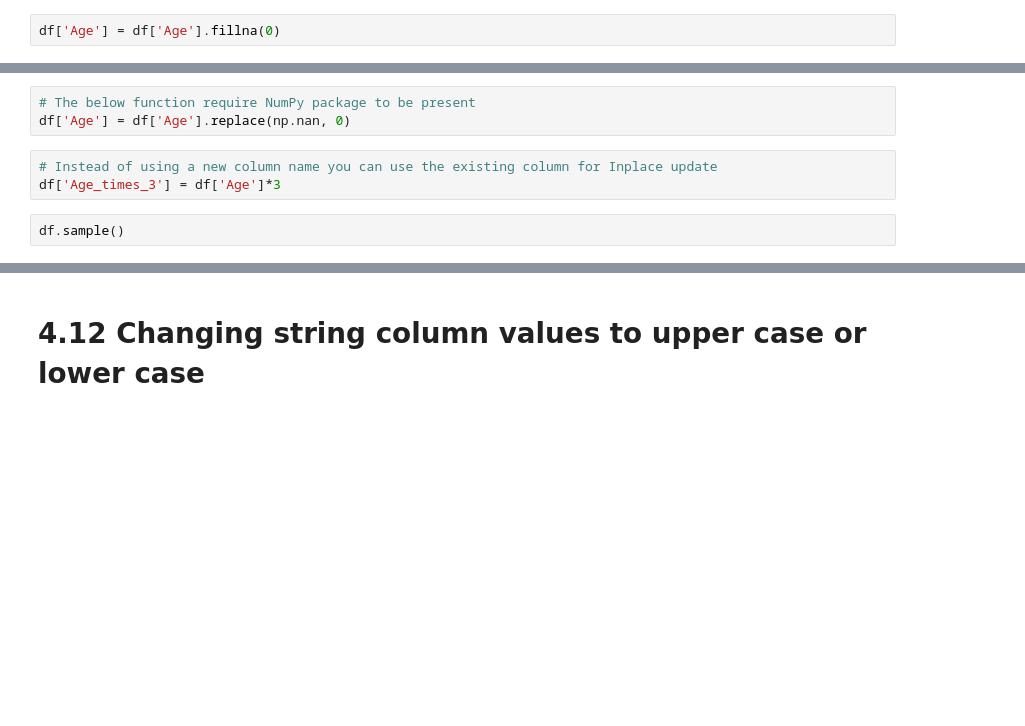
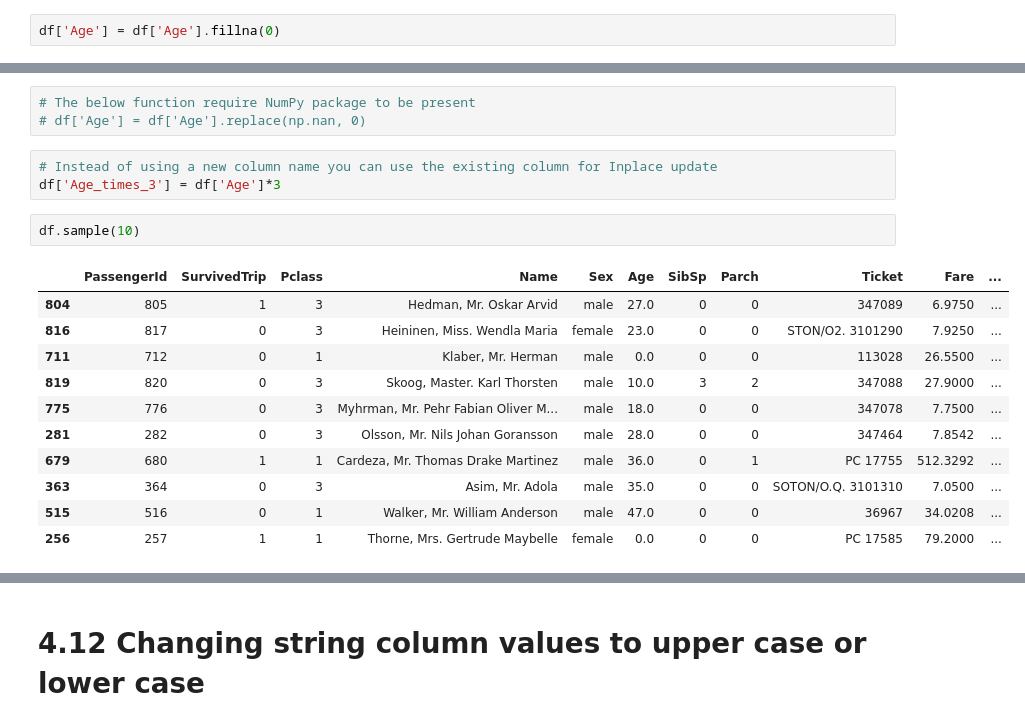
Before and after one commit to prodramp/publiccode, a Jupyter notebook: pandas/50Tips-Part1/4-Data Filtering, Data Manipulation and Data Deletion.ipynb, the cells around one changed output, grey strips where cells are left out. Drawn from its saved outputs; the diff is of its cells as text; blank space fills up the shorter version.

```diff
--- a/pandas/50Tips-Part1/4-Data Filtering, Data Manipulation and Data Deletion.ipynb
+++ b/pandas/50Tips-Part1/4-Data Filtering, Data Manipulation and Data Deletion.ipynb
@@ -166,8 +715,20 @@ df['Age'].isnull().values.sum()
 # %%
 # The below function require NumPy package to be present
-df['Age'] = df['Age'].replace(np.nan, 0)
+# df['Age'] = df['Age'].replace(np.nan, 0)
 # %%
 # Instead of using a new column name you can use the existing column for Inplace update
 df['Age_times_3'] = df['Age']*3
 # %%
-df.sample()
+df.sample(10)
+# %% [output]
+|  | PassengerId | SurvivedTrip | Pclass | Name | Sex | Age | SibSp | Parch | Ticket | Fare | ... |
+| 804 | 805 | 1 | 3 | Hedman, Mr. Oskar Arvid | male | 27.0 | 0 | 0 | 347089 | 6.9750 | ... |
+| 816 | 817 | 0 | 3 | Heininen, Miss. Wendla Maria | female | 23.0 | 0 | 0 | STON/O2. 3101290 | 7.9250 | ... |
+| 711 | 712 | 0 | 1 | Klaber, Mr. Herman | male | 0.0 | 0 | 0 | 113028 | 26.5500 | ... |
+| 819 | 820 | 0 | 3 | Skoog, Master. Karl Thorsten | male | 10.0 | 3 | 2 | 347088 | 27.9000 | ... |
+| 775 | 776 | 0 | 3 | Myhrman, Mr. Pehr Fabian Oliver M... | male | 18.0 | 0 | 0 | 347078 | 7.7500 | ... |
+| 281 | 282 | 0 | 3 | Olsson, Mr. Nils Johan Goransson | male | 28.0 | 0 | 0 | 347464 | 7.8542 | ... |
+| 679 | 680 | 1 | 1 | Cardeza, Mr. Thomas Drake Martinez | male | 36.0 | 0 | 1 | PC 17755 | 512.3292 | ... |
+| 363 | 364 | 0 | 3 | Asim, Mr. Adola | male | 35.0 | 0 | 0 | SOTON/O.Q. 3101310 | 7.0500 | ... |
+| 515 | 516 | 0 | 1 | Walker, Mr. William Anderson | male | 47.0 | 0 | 0 | 36967 | 34.0208 | ... |
+| 256 | 257 | 1 | 1 | Thorne, Mrs. Gertrude Maybelle | female | 0.0 | 0 | 0 | PC 17585 | 79.2000 | ... |
```
Also changed, not shown: parts of 84 cells of this notebook, 5 other files.
